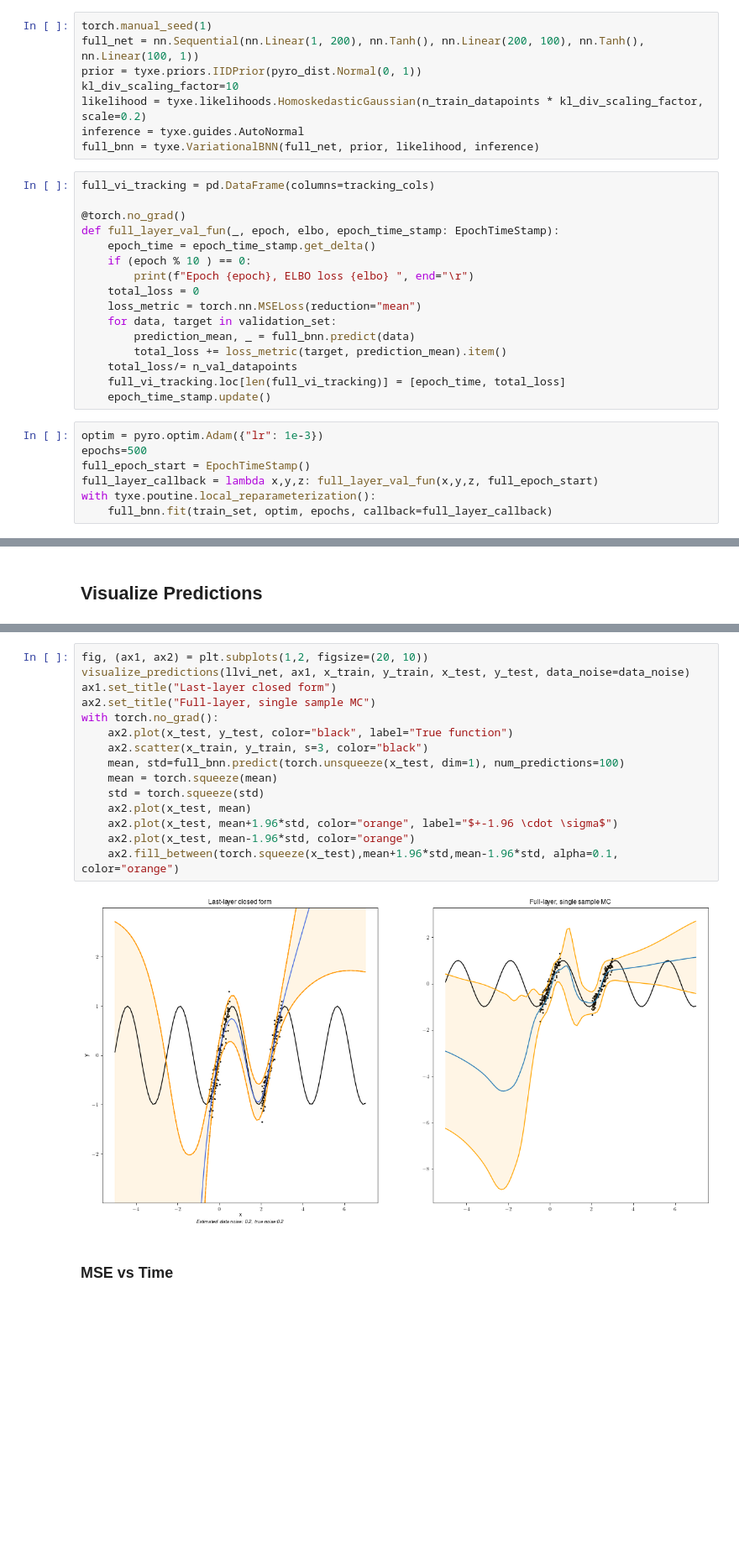
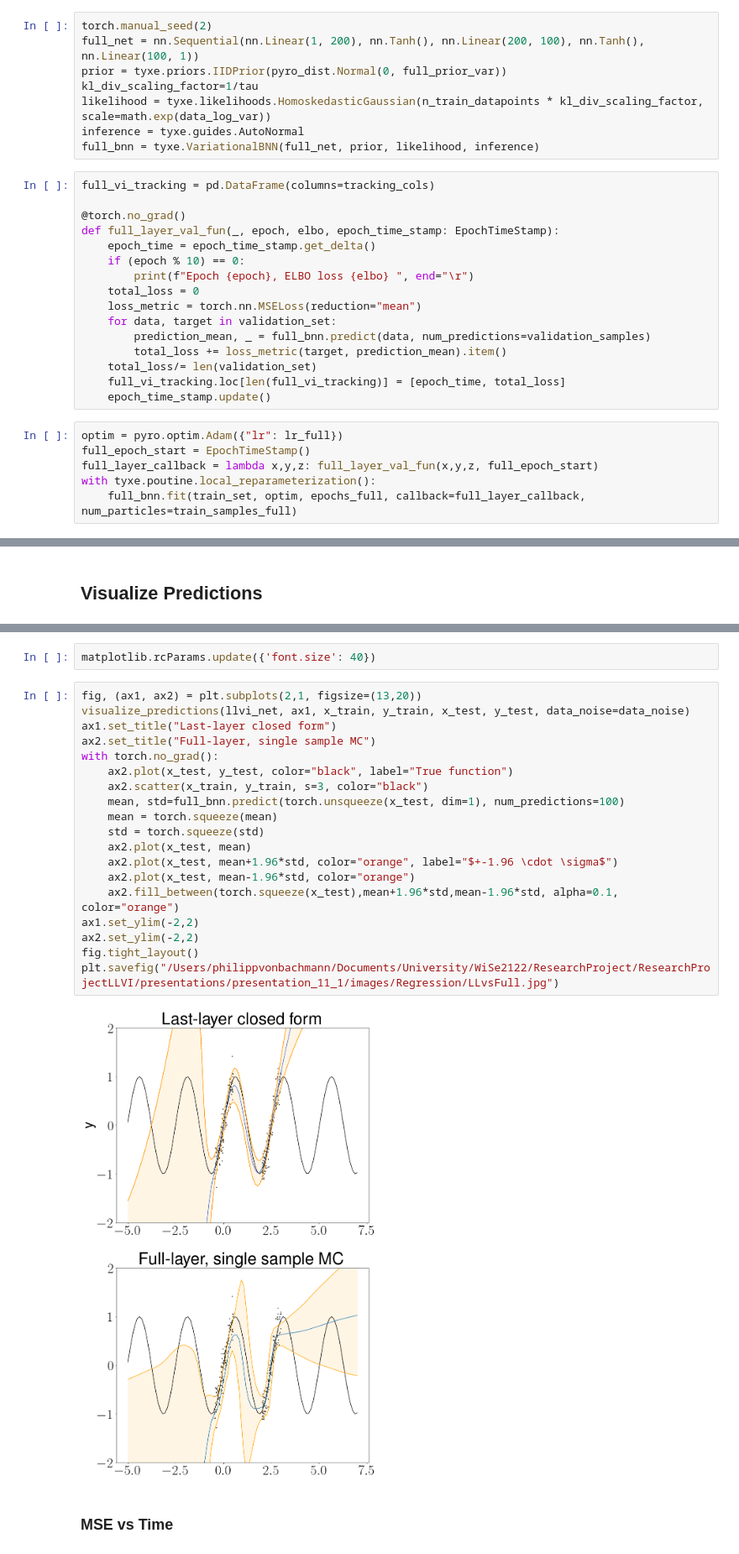
Before and after one commit to philippvb/ResearchProjectLLVI, a Jupyter notebook: BasicExample/experiments/Regression/2DToydataset/LL_vs_Full.ipynb, the cells around one changed output, grey strips where cells are left out. Shown at 84% size. Drawn from its saved outputs; the diff is of its cells as text; blank space fills up the shorter version.

Commit message:
Finished LL vs Full Regression

```diff
--- a/BasicExample/experiments/Regression/2DToydataset/LL_vs_Full.ipynb
+++ b/BasicExample/experiments/Regression/2DToydataset/LL_vs_Full.ipynb
@@ -92,11 +103,11 @@ llvi_net.train_model(train_set, epochs=500, n_datapoints=256, method=LikApprox.C
 # %% [markdown]
 ## Full layer model
 # %%
-torch.manual_seed(1)
+torch.manual_seed(2)
 full_net = nn.Sequential(nn.Linear(1, 200), nn.Tanh(), nn.Linear(200, 100), nn.Tanh(), nn.Linear(100, 1))
-prior = tyxe.priors.IIDPrior(pyro_dist.Normal(0, 1))
-kl_div_scaling_factor=10
-likelihood = tyxe.likelihoods.HomoskedasticGaussian(n_train_datapoints * kl_div_scaling_factor, scale=0.2)
+prior = tyxe.priors.IIDPrior(pyro_dist.Normal(0, full_prior_var))
+kl_div_scaling_factor=1/tau
+likelihood = tyxe.likelihoods.HomoskedasticGaussian(n_train_datapoints * kl_div_scaling_factor, scale=math.exp(data_log_var))
 inference = tyxe.guides.AutoNormal
 full_bnn = tyxe.VariationalBNN(full_net, prior, likelihood, inference)
 # %%
@@ -105,21 +116,20 @@ full_vi_tracking = pd.DataFrame(columns=tracking_cols)
 @torch.no_grad()
 def full_layer_val_fun(_, epoch, elbo, epoch_time_stamp: EpochTimeStamp):
     epoch_time = epoch_time_stamp.get_delta()
-    if (epoch % 10 ) == 0:
+    if (epoch % 10) == 0:
         print(f"Epoch {epoch}, ELBO loss {elbo} ", end="\r")
     total_loss = 0
     loss_metric = torch.nn.MSELoss(reduction="mean")
     for data, target in validation_set:
-        prediction_mean, _ = full_bnn.predict(data)
+        prediction_mean, _ = full_bnn.predict(data, num_predictions=validation_samples)
         total_loss += loss_metric(target, prediction_mean).item()
-    total_loss/= n_val_datapoints
+    total_loss/= len(validation_set)
     full_vi_tracking.loc[len(full_vi_tracking)] = [epoch_time, total_loss]
     epoch_time_stamp.update()
 # %%
-optim = pyro.optim.Adam({"lr": 1e-3})
-epochs=500
+optim = pyro.optim.Adam({"lr": lr_full})
 full_epoch_start = EpochTimeStamp()
 full_layer_callback = lambda x,y,z: full_layer_val_fun(x,y,z, full_epoch_start)
 with tyxe.poutine.local_reparameterization():
-    full_bnn.fit(train_set, optim, epochs, callback=full_layer_callback)
+    full_bnn.fit(train_set, optim, epochs_full, callback=full_layer_callback, num_particles=train_samples_full)
 # %% [output]
@@ -129,20 +141,26 @@ Epoch 490, ELBO loss 8150.094757080078
+# %%
+matplotlib.rcParams.update({'font.size': 40})
 # %%
-fig, (ax1, ax2) = plt.subplots(1,2, figsize=(20, 10))
+fig, (ax1, ax2) = plt.subplots(2,1, figsize=(13,20))
 visualize_predictions(llvi_net, ax1, x_train, y_train, x_test, y_test, data_noise=data_noise)
 ax1.set_title("Last-layer closed form")
 ax2.set_title("Full-layer, single sample MC")
 with torch.no_grad():
     ax2.plot(x_test, y_test, color="black", label="True function")
     ax2.scatter(x_train, y_train, s=3, color="black")
     mean, std=full_bnn.predict(torch.unsqueeze(x_test, dim=1), num_predictions=100)
     mean = torch.squeeze(mean)
     std = torch.squeeze(std)
     ax2.plot(x_test, mean)
     ax2.plot(x_test, mean+1.96*std, color="orange", label="$+-1.96 \cdot \sigma$")
     ax2.plot(x_test, mean-1.96*std, color="orange")
     ax2.fill_between(torch.squeeze(x_test),mean+1.96*std,mean-1.96*std, alpha=0.1, color="orange")
+ax1.set_ylim(-2,2)
+ax2.set_ylim(-2,2)
+fig.tight_layout()
+plt.savefig("/Users/philippvonbachmann/Documents/University/WiSe2122/ResearchProject/ResearchProjectLLVI/presentations/presentation_11_1/images/Regression/LLvsFull.jpg")
 # %% [output]
-[figure, old version]
+[figure, new version]
 # %% [markdown]
 ### MSE vs Time
 # %%
```
Also changed, not shown: parts of 12 cells of this notebook.
